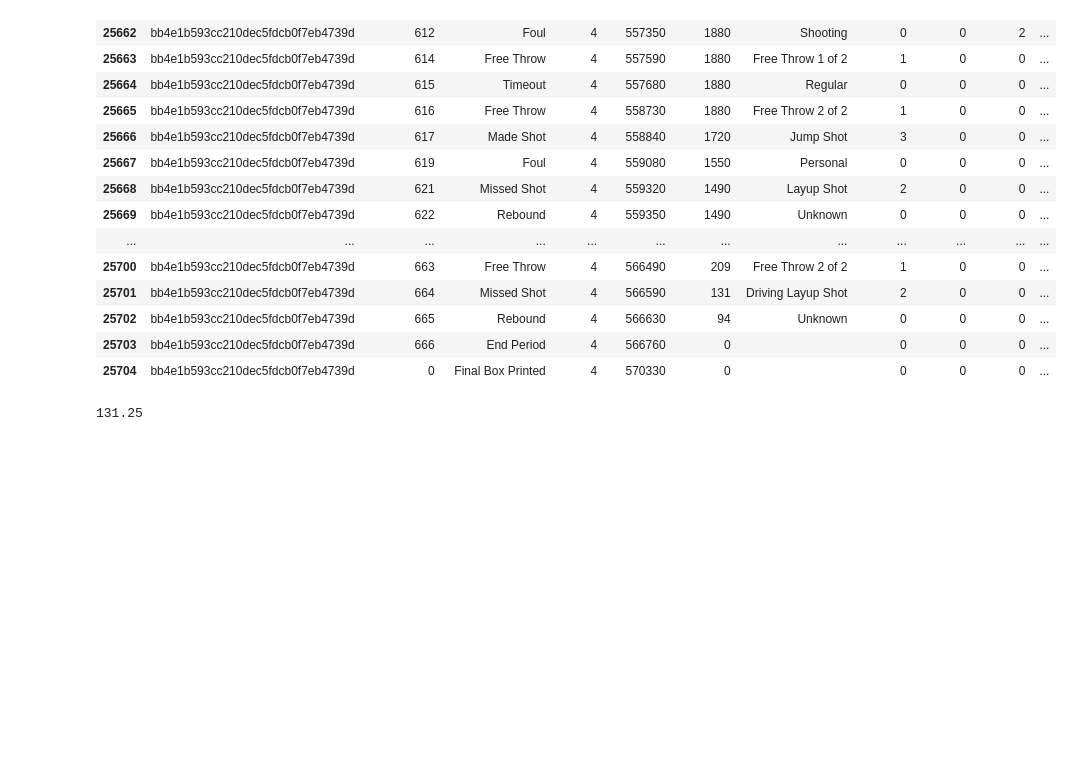
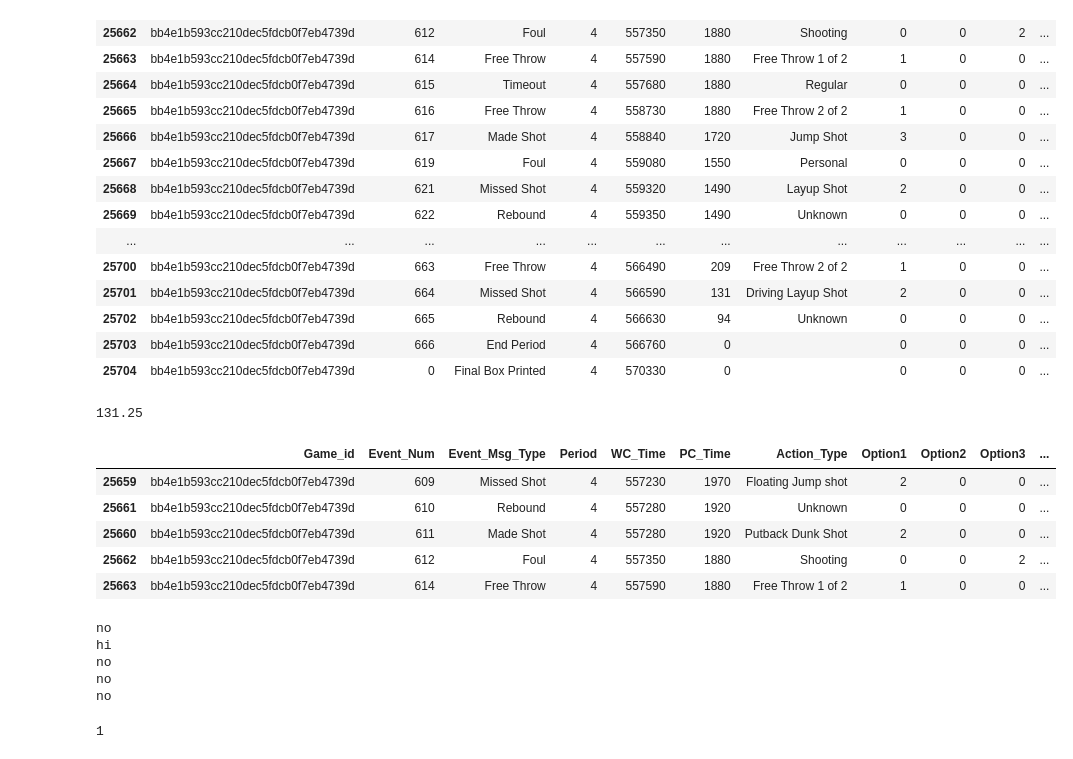
Before and after one commit to wpouse/NBA, a Jupyter notebook: Hackathon Prompt/NBARatingsScrubbed.ipynb, the cells around one changed output. Saved outputs shown, nothing was run; the diff lists cells and outputs as text; code cells hidden in the pictures; blank space fills up the shorter version.

```diff
--- a/Hackathon Prompt/NBARatingsScrubbed.ipynb
+++ b/Hackathon Prompt/NBARatingsScrubbed.ipynb
@@ -856,3 +877,31 @@ rdPBP[420:]
 np.round(100*21.0/16, 2)
 # %% [output]
 131.25
+# %%
+rdPBPsmall = rdPBP[419:424]
+rdPBPsmall
+# %% [output]
+|  | Game_id | Event_Num | Event_Msg_Type | Period | WC_Time | PC_Time | Action_Type | Option1 | Option2 | Option3 | ... |
+| 25659 | bb4e1b593cc210dec5fdcb0f7eb4739d | 609 | Missed Shot | 4 | 557230 | 1970 | Floating Jump shot | 2 | 0 | 0 | ... |
+| 25661 | bb4e1b593cc210dec5fdcb0f7eb4739d | 610 | Rebound | 4 | 557280 | 1920 | Unknown | 0 | 0 | 0 | ... |
+| 25660 | bb4e1b593cc210dec5fdcb0f7eb4739d | 611 | Made Shot | 4 | 557280 | 1920 | Putback Dunk Shot | 2 | 0 | 0 | ... |
+| 25662 | bb4e1b593cc210dec5fdcb0f7eb4739d | 612 | Foul | 4 | 557350 | 1880 | Shooting | 0 | 0 | 2 | ... |
+| 25663 | bb4e1b593cc210dec5fdcb0f7eb4739d | 614 | Free Throw | 4 | 557590 | 1880 | Free Throw 1 of 2 | 1 | 0 | 0 | ... |
+# %%
+rdPBPsmallReb = rdPBPsmall.iloc[1]
+for play in rdPBPsmall.itertuples():
+    if getattr(play, 'Event_Num') == rdPBPsmallReb['Event_Num']:
+        print('hi')
+    else:
+        print('no')
+# %% [output]
+no
+hi
+no
+no
+no
+# %%
+ser = (rdPBPsmall['Event_Num'] == rdPBPsmallReb['Event_Num'])
+np.where(ser.values == True)[0][0]
+# %% [output]
+1
```
Also changed, not shown: parts of 7 cells of this notebook, 1 other file.
